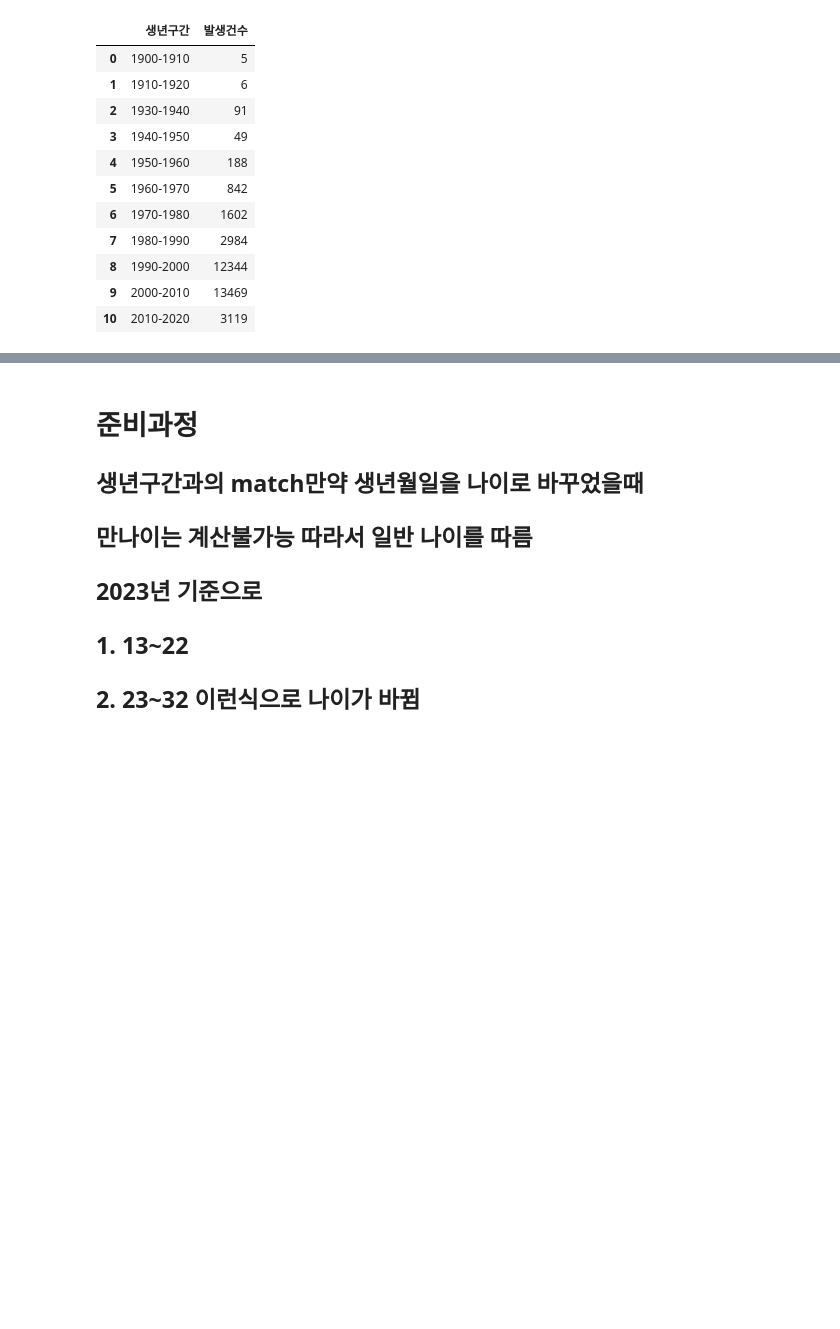
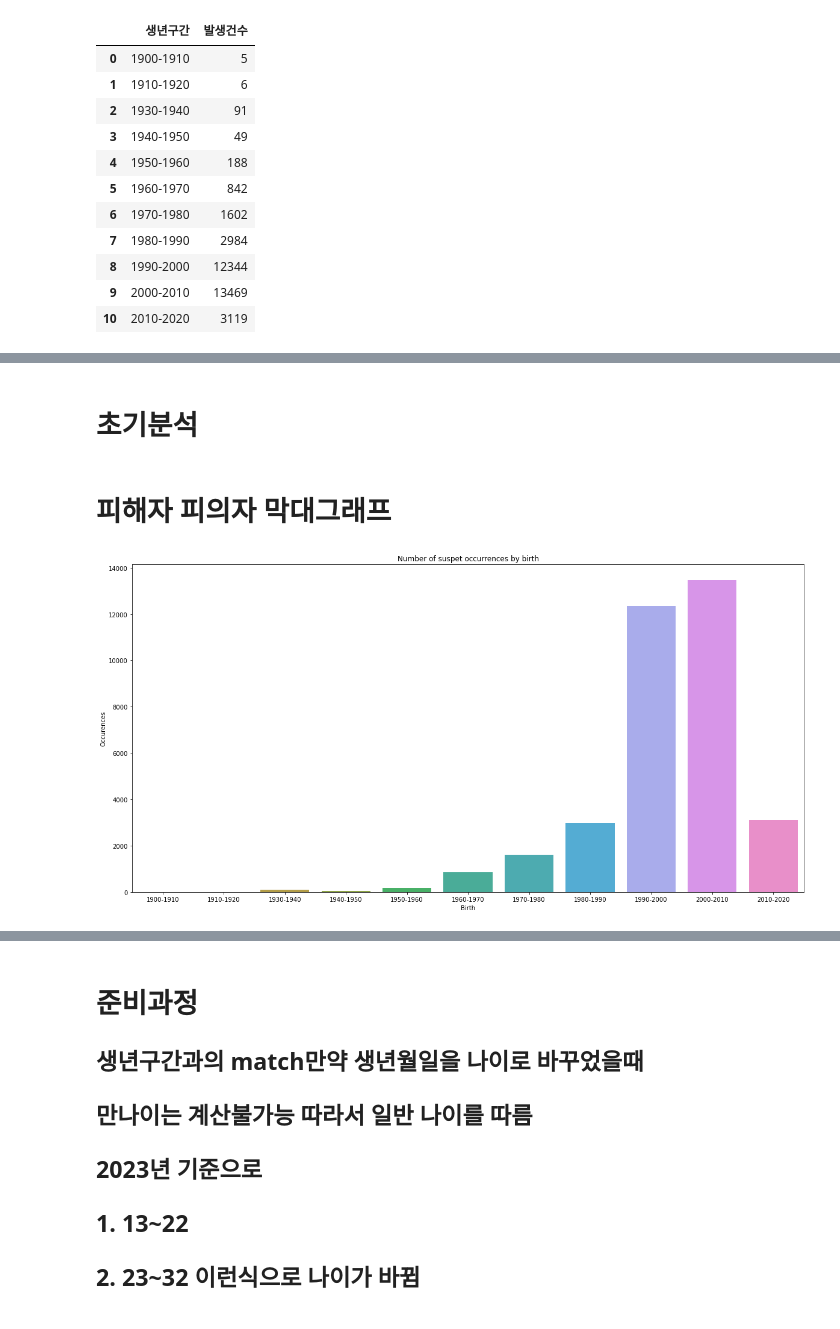
Before and after one commit to S-SIRIUS/Fraud-factor-analysis, a Jupyter notebook: 나이만.ipynb, the cells around one changed output, grey strips where cells are left out. Saved outputs shown, nothing was run; the diff lists cells and outputs as text; code cells hidden in the pictures; blank space fills up the shorter version.

```diff
--- a/나이만.ipynb
+++ b/나이만.ipynb
@@ -73,0 +74,4 @@ victim_DF
+# %% [markdown]
+# 초기분석
+# %% [markdown]
+# 피해자 피의자 막대그래프
@@ -73,0 +81,9 @@ victim_DF
+# %%
+plt.figure(figsize=(20, 10))
+sns.barplot(x='생년구간', y='발생건수', data=suspect_DF)
+plt.xlabel('Birth')
+plt.ylabel('Occurences')
+plt.title('Number of suspet occurrences by birth')
+plt.show()
+# %% [output]
+[figure, added]
```
Also changed, not shown: parts of 14 cells of this notebook, 1 other file.
